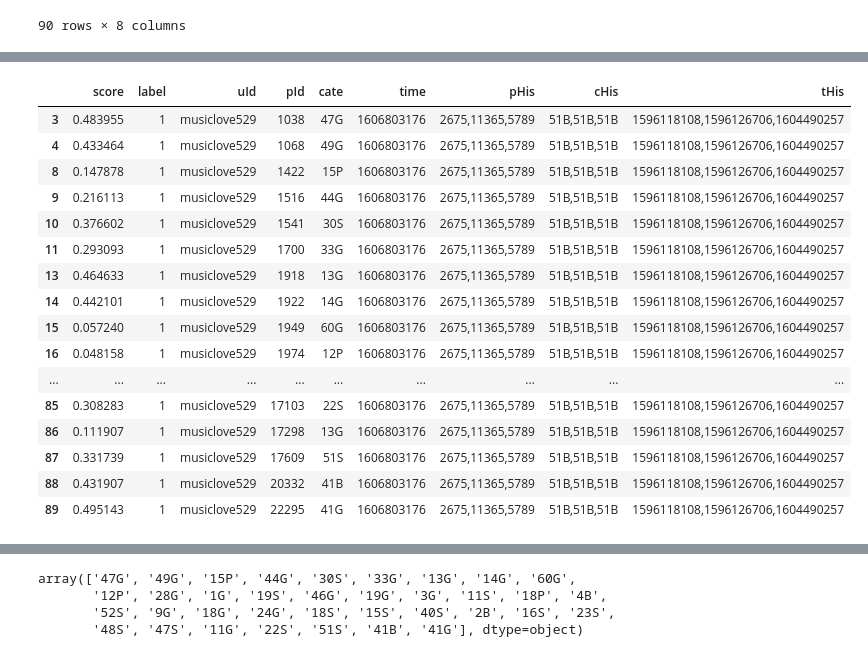
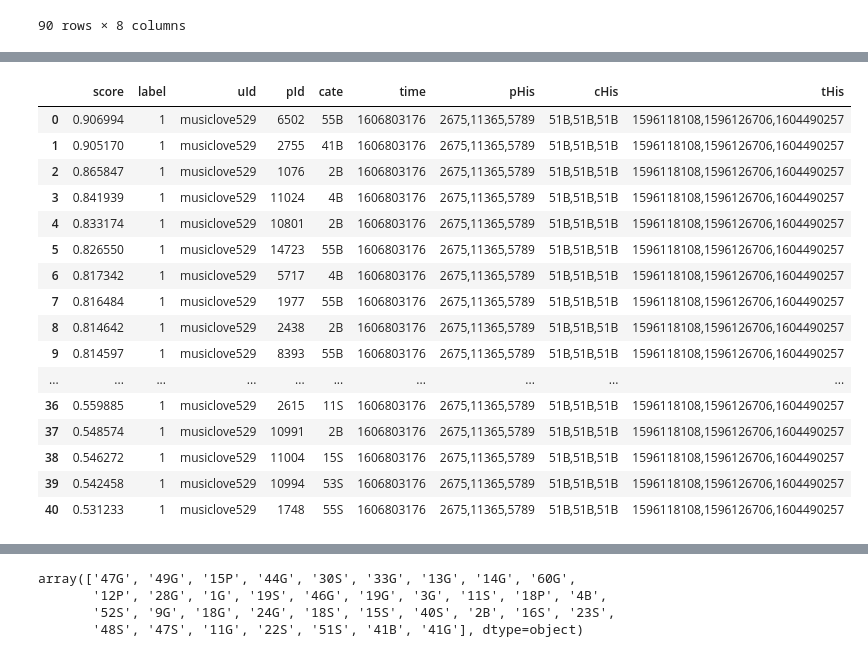
Before and after one commit to PSRecommender/Recommenders, a Jupyter notebook: test.ipynb, the cells around one changed output, grey strips where cells are left out. Drawn from its saved outputs; the diff is of its cells as text; code cells hidden in the pictures.

```diff
--- a/test.ipynb
+++ b/test.ipynb
@@ -449,7 +434,7 @@ for i in index:
     cate = data['category']
     f.write(label + '\t' + uId + '\t' + pId + '\t' + cate + '\t' + time + '\t' + pHis + '\t' + cHis + '\t' + tHis + '\n')
 # %%
-output = pd.read_csv('output_sli_rec.txt',sep='\t',header=None,dtype=str,names=['score'])
+output = pd.read_csv('output_sli_rec.txt',sep='\t',header=None,dtype=float,names=['score'])
 output
 # %% [output]
 |  | score |
@@ -501,5 +486,7 @@ df
 90 rows × 9 columns
 # %%
-df.loc[df['score'].sort_values(ascending=False).index].head(10)
+df = df.loc[df['score'].sort_values(ascending=False).index]
+df = df.reset_index().drop(['index'], axis=1)
+df
 # %% [output]
 |  | score | label | uId | pId | cate | time | pHis | cHis | tHis |
@@ -516,23 +505,23 @@ df.loc[df['score'].sort_values(ascending=False).index].head(10)
 # %%
 df = df.astype({'score':'float'})
 # %%
-rec = df[df['score']<0.5]
+rec = df[df['score']>0.5]
 rec
 # %% [output]
 |  | score | label | uId | pId | cate | time | pHis | cHis | tHis |
-| 3 | 0.483955 | 1 | musiclove529 | 1038 | 47G | 1606803176 | 2675,11365,5789 | 51B,51B,51B | 1596118108,1596126706,1604490257 |
-| 4 | 0.433464 | 1 | musiclove529 | 1068 | 49G | 1606803176 | 2675,11365,5789 | 51B,51B,51B | 1596118108,1596126706,1604490257 |
-| 8 | 0.147878 | 1 | musiclove529 | 1422 | 15P | 1606803176 | 2675,11365,5789 | 51B,51B,51B | 1596118108,1596126706,1604490257 |
-| 9 | 0.216113 | 1 | musiclove529 | 1516 | 44G | 1606803176 | 2675,11365,5789 | 51B,51B,51B | 1596118108,1596126706,1604490257 |
-| 10 | 0.376602 | 1 | musiclove529 | 1541 | 30S | 1606803176 | 2675,11365,5789 | 51B,51B,51B | 1596118108,1596126706,1604490257 |
-| 11 | 0.293093 | 1 | musiclove529 | 1700 | 33G | 1606803176 | 2675,11365,5789 | 51B,51B,51B | 1596118108,1596126706,1604490257 |
-| 13 | 0.464633 | 1 | musiclove529 | 1918 | 13G | 1606803176 | 2675,11365,5789 | 51B,51B,51B | 1596118108,1596126706,1604490257 |
-| 14 | 0.442101 | 1 | musiclove529 | 1922 | 14G | 1606803176 | 2675,11365,5789 | 51B,51B,51B | 1596118108,1596126706,1604490257 |
-| 15 | 0.057240 | 1 | musiclove529 | 1949 | 60G | 1606803176 | 2675,11365,5789 | 51B,51B,51B | 1596118108,1596126706,1604490257 |
-| 16 | 0.048158 | 1 | musiclove529 | 1974 | 12P | 1606803176 | 2675,11365,5789 | 51B,51B,51B | 1596118108,1596126706,1604490257 |
+| 0 | 0.906994 | 1 | musiclove529 | 6502 | 55B | 1606803176 | 2675,11365,5789 | 51B,51B,51B | 1596118108,1596126706,1604490257 |
+| 1 | 0.905170 | 1 | musiclove529 | 2755 | 41B | 1606803176 | 2675,11365,5789 | 51B,51B,51B | 1596118108,1596126706,1604490257 |
+| 2 | 0.865847 | 1 | musiclove529 | 1076 | 2B | 1606803176 | 2675,11365,5789 | 51B,51B,51B | 1596118108,1596126706,1604490257 |
+| 3 | 0.841939 | 1 | musiclove529 | 11024 | 4B | 1606803176 | 2675,11365,5789 | 51B,51B,51B | 1596118108,1596126706,1604490257 |
+| 4 | 0.833174 | 1 | musiclove529 | 10801 | 2B | 1606803176 | 2675,11365,5789 | 51B,51B,51B | 1596118108,1596126706,1604490257 |
+| 5 | 0.826550 | 1 | musiclove529 | 14723 | 55B | 1606803176 | 2675,11365,5789 | 51B,51B,51B | 1596118108,1596126706,1604490257 |
+| 6 | 0.817342 | 1 | musiclove529 | 5717 | 4B | 1606803176 | 2675,11365,5789 | 51B,51B,51B | 1596118108,1596126706,1604490257 |
+| 7 | 0.816484 | 1 | musiclove529 | 1977 | 55B | 1606803176 | 2675,11365,5789 | 51B,51B,51B | 1596118108,1596126706,1604490257 |
+| 8 | 0.814642 | 1 | musiclove529 | 2438 | 2B | 1606803176 | 2675,11365,5789 | 51B,51B,51B | 1596118108,1596126706,1604490257 |
+| 9 | 0.814597 | 1 | musiclove529 | 8393 | 55B | 1606803176 | 2675,11365,5789 | 51B,51B,51B | 1596118108,1596126706,1604490257 |
 | ... | ... | ... | ... | ... | ... | ... | ... | ... | ... |
-| 85 | 0.308283 | 1 | musiclove529 | 17103 | 22S | 1606803176 | 2675,11365,5789 | 51B,51B,51B | 1596118108,1596126706,1604490257 |
-| 86 | 0.111907 | 1 | musiclove529 | 17298 | 13G | 1606803176 | 2675,11365,5789 | 51B,51B,51B | 1596118108,1596126706,1604490257 |
-| 87 | 0.331739 | 1 | musiclove529 | 17609 | 51S | 1606803176 | 2675,11365,5789 | 51B,51B,51B | 1596118108,1596126706,1604490257 |
-| 88 | 0.431907 | 1 | musiclove529 | 20332 | 41B | 1606803176 | 2675,11365,5789 | 51B,51B,51B | 1596118108,1596126706,1604490257 |
-| 89 | 0.495143 | 1 | musiclove529 | 22295 | 41G | 1606803176 | 2675,11365,5789 | 51B,51B,51B | 1596118108,1596126706,1604490257 |
+| 36 | 0.559885 | 1 | musiclove529 | 2615 | 11S | 1606803176 | 2675,11365,5789 | 51B,51B,51B | 1596118108,1596126706,1604490257 |
+| 37 | 0.548574 | 1 | musiclove529 | 10991 | 2B | 1606803176 | 2675,11365,5789 | 51B,51B,51B | 1596118108,1596126706,1604490257 |
+| 38 | 0.546272 | 1 | musiclove529 | 11004 | 15S | 1606803176 | 2675,11365,5789 | 51B,51B,51B | 1596118108,1596126706,1604490257 |
+| 39 | 0.542458 | 1 | musiclove529 | 10994 | 53S | 1606803176 | 2675,11365,5789 | 51B,51B,51B | 1596118108,1596126706,1604490257 |
+| 40 | 0.531233 | 1 | musiclove529 | 1748 | 55S | 1606803176 | 2675,11365,5789 | 51B,51B,51B | 1596118108,1596126706,1604490257 |
```
Also changed, not shown: parts of 6 cells of this notebook, 5 other files.
